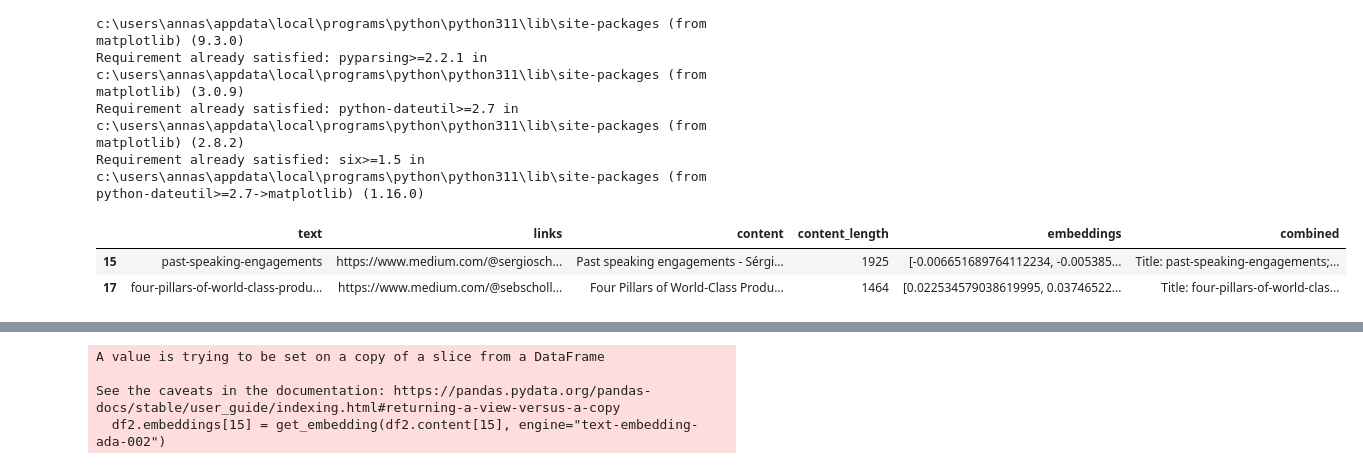
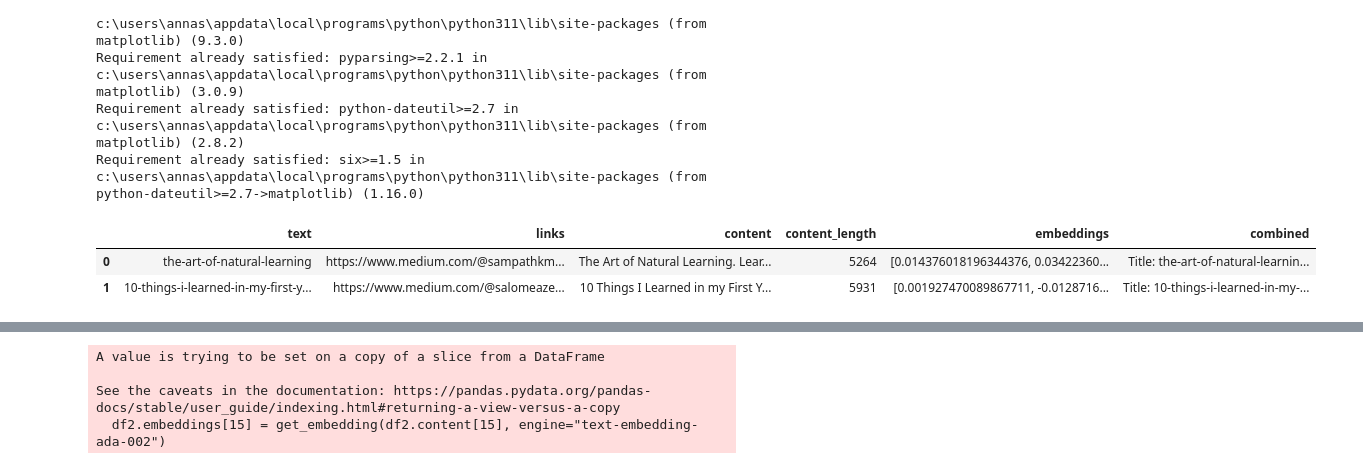
Before and after one commit to annasba07/product-manager-companion, a Jupyter notebook: Medium Article Scraping.ipynb, the cells around one changed output, grey strips where cells are left out. Drawn from its saved outputs; the diff is of its cells as text; code cells hidden in the pictures.

```diff
--- a/Medium Article Scraping.ipynb
+++ b/Medium Article Scraping.ipynb
@@ -225,23 +242,22 @@ Requirement already satisfied: six>=1.5 in c:\users\annas\appdata\local\programs
 # %%
 # get data from csv and store in df
 import pandas as pd
 
 
 df2 = None
 
 
 
 input_datapath = 'product_management2_with_embeddings.csv'  # to save space, we provide a pre-filtered dataset
 df2 = pd.read_csv(input_datapath, index_col=0)
 #df2 = df2[['Text', 'Links', 'Content', 'Content_Length', 'Embeddings']]
 df2 = df2.dropna()
 df2['combined'] = "Title: " + df2.text.str.strip() + "; Content: " + df2.content.str.strip()
-df2 = df2[df2.content_length < 2000]
 df2.head(2)
 # %% [output]
 |  | text | links | content | content_length | embeddings | combined |
-| 15 | past-speaking-engagements | https://www.medium.com/@sergiosch... | Past speaking engagements - Sérgi... | 1925 | [-0.006651689764112234, -0.005385... | Title: past-speaking-engagements;... |
-| 17 | four-pillars-of-world-class-produ... | https://www.medium.com/@sebscholl... | Four Pillars of World-Class Produ... | 1464 | [0.022534579038619995, 0.03746522... | Title: four-pillars-of-world-clas... |
+| 0 | the-art-of-natural-learning | https://www.medium.com/@sampathkm... | The Art of Natural Learning. Lear... | 5264 | [0.014376018196344376, 0.03422360... | Title: the-art-of-natural-learnin... |
+| 1 | 10-things-i-learned-in-my-first-y... | https://www.medium.com/@salomeaze... | 10 Things I Learned in my First Y... | 5931 | [0.001927470089867711, -0.0128716... | Title: 10-things-i-learned-in-my-... |
 # %%
 # drop embeddings from df2
 
```
Also changed, not shown: parts of 12 cells of this notebook.
